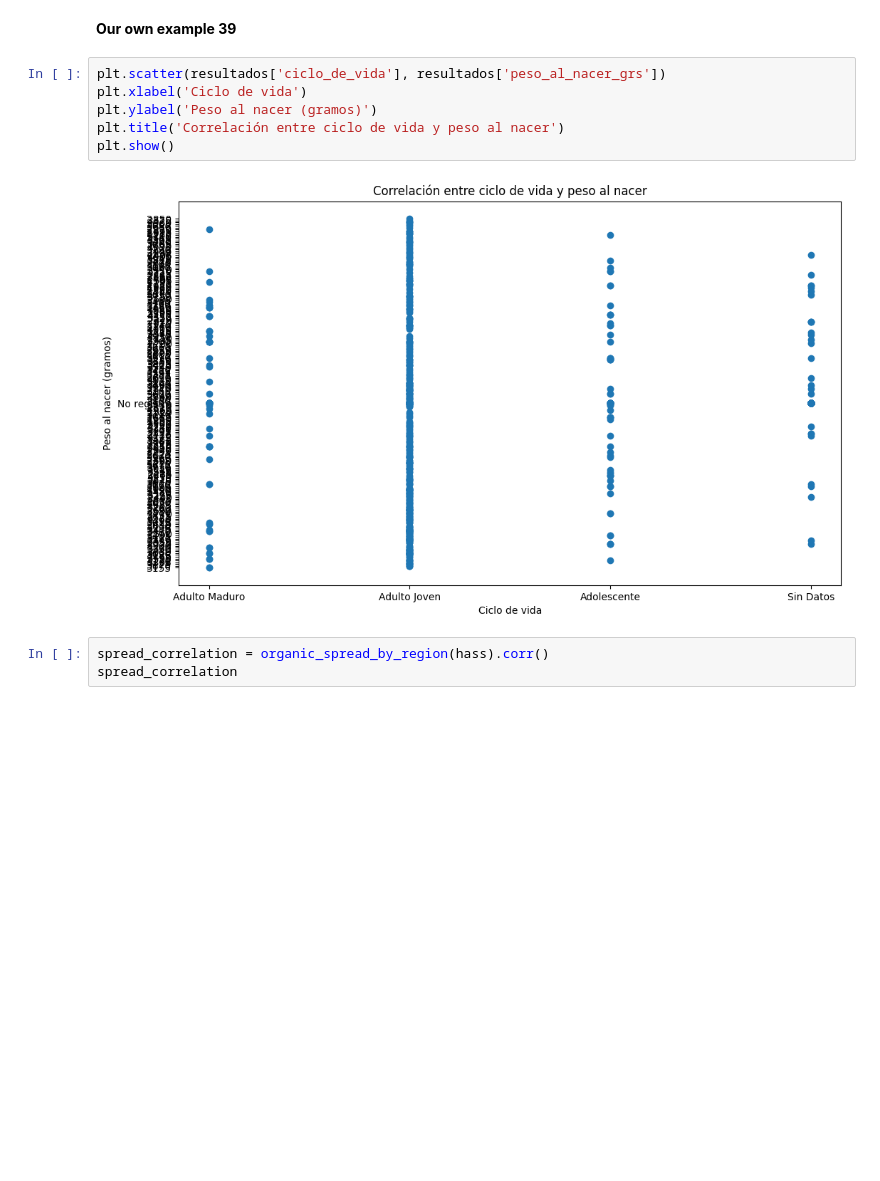
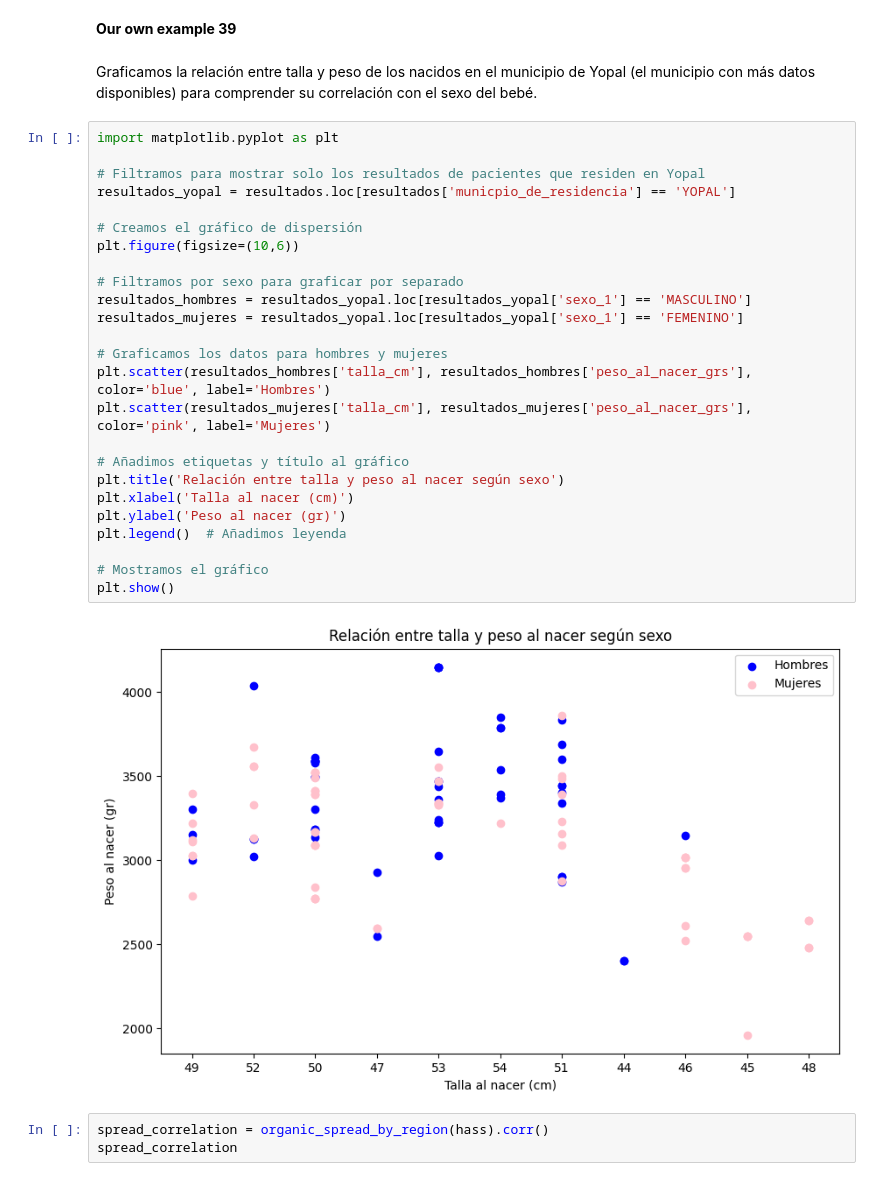
Before and after one commit to Aliriio/MetNumUN2024I, a Jupyter notebook: Lab2/amartinezba_Lab2.ipynb, the cells around one changed output. Cells and saved outputs as stored; diff of their text form; blank space fills up the shorter version.

```diff
--- a/Lab2/amartinezba_Lab2.ipynb
+++ b/Lab2/amartinezba_Lab2.ipynb
@@ -1778,14 +1784,35 @@ plt.legend(bbox_to_anchor=(1, 1));
 [figure]
 # %% [markdown]
 **Our own example 39**
-# %%
-plt.scatter(resultados['ciclo_de_vida'], resultados['peso_al_nacer_grs'])
-plt.xlabel('Ciclo de vida')
-plt.ylabel('Peso al nacer (gramos)')
-plt.title('Correlación entre ciclo de vida y peso al nacer')
-plt.show()
-# %% [output]
-[figure, removed]
+# %% [markdown]
+Graficamos la relación entre talla y peso de los nacidos en el municipio de Yopal (el municipio con más datos disponibles) para comprender su correlación con el sexo del bebé.
+# %%
+import matplotlib.pyplot as plt
+
+# Filtramos para mostrar solo los resultados de pacientes que residen en Yopal
+resultados_yopal = resultados.loc[resultados['municpio_de_residencia'] == 'YOPAL']
+
+# Creamos el gráfico de dispersión
+plt.figure(figsize=(10,6))
+
+# Filtramos por sexo para graficar por separado
+resultados_hombres = resultados_yopal.loc[resultados_yopal['sexo_1'] == 'MASCULINO']
+resultados_mujeres = resultados_yopal.loc[resultados_yopal['sexo_1'] == 'FEMENINO']
+
+# Graficamos los datos para hombres y mujeres
+plt.scatter(resultados_hombres['talla_cm'], resultados_hombres['peso_al_nacer_grs'], color='blue', label='Hombres')
+plt.scatter(resultados_mujeres['talla_cm'], resultados_mujeres['peso_al_nacer_grs'], color='pink', label='Mujeres')
+
+# Añadimos etiquetas y título al gráfico
+plt.title('Relación entre talla y peso al nacer según sexo')
+plt.xlabel('Talla al nacer (cm)')
+plt.ylabel('Peso al nacer (gr)')
+plt.legend()  # Añadimos leyenda
+
+# Mostramos el gráfico
+plt.show()
+# %% [output]
+[figure, added]
 # %%
 spread_correlation = organic_spread_by_region(hass).corr()
 spread_correlation
```
Also changed, not shown: parts of 42 cells of this notebook.
